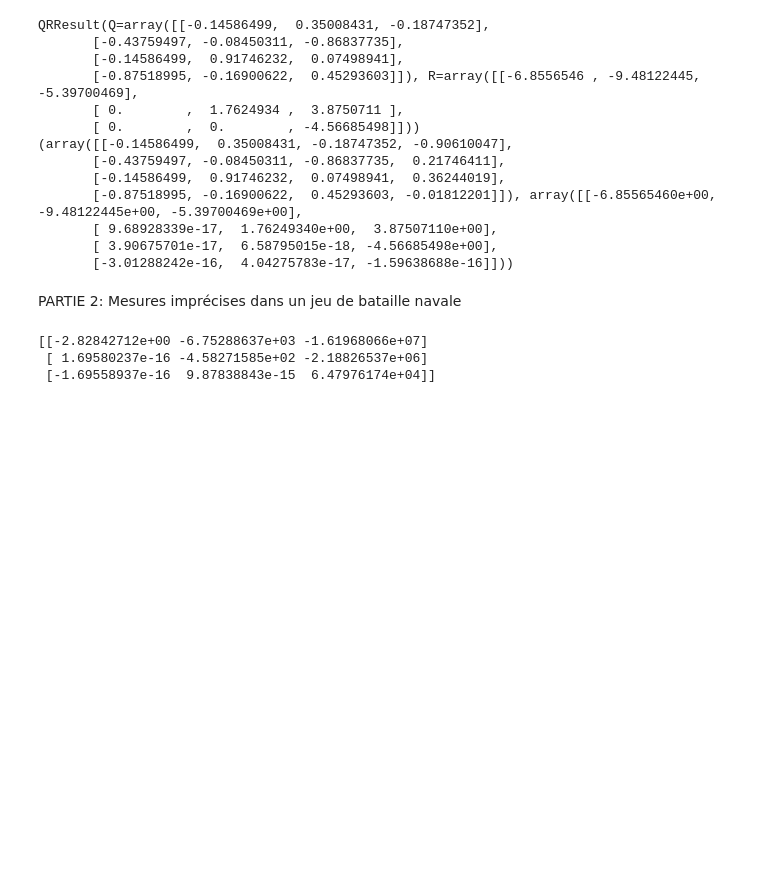
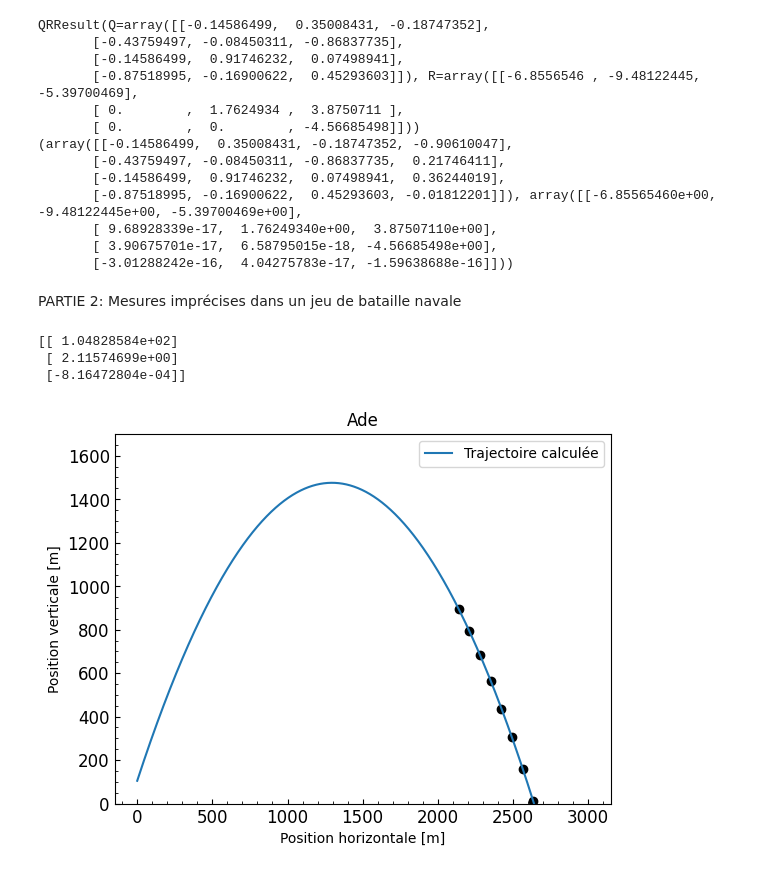
Before and after one commit to gamer39/Physique_numerique, a Jupyter notebook: Tp2/tp2.ipynb, the cells around one changed output. Cells and saved outputs as stored; diff of their text form; code cells hidden in the pictures; blank space fills up the shorter version.

```diff
--- a/Tp2/tp2.ipynb
+++ b/Tp2/tp2.ipynb
@@ -155,39 +156,82 @@ def householder_qr(A, réduite): #Matrice A
         return(Q,R)
     else:
         return(Q, R)
 
 #A = np.array([[1,2], [3, 2], [4, 1], [6,2]])
 #householder_qr(A, réduite=True)
 
 
 
 #b)
 #{} \ []
 
 path= os.path.abspath("bataille_navale_equipe06.csv")
 xdata = pd.read_csv(path, header=0).iloc[:, 0]
 
 
 x=np.zeros((8,3))
 
 for i in range(len(xdata)):
     x[i, 0] = 1
     x[i, 1] = xdata[i]
     x[i, 2] = xdata[i]**2
 
 Q, R = householder_qr(x, réduite=True)
 
-print(R)
+
+n = R.shape[0]
+for i in range(n):
+    for j in range(n):
+        if abs(R[i][j]) < 10e-10:
+            R[i][j] = 0
+
+
 
 QT=np.transpose(Q)
-#RESTE A FAIRE: POSER R*ALPHA=QT*Y,
-#R_22*ALPHA_2=QT*Y_2
 
 
-y = pd.read_csv(path, header=0).iloc[:, 1]
-y=y.to_numpy()
-y = np.expand_dims(y, axis=1)
+
+ydata = pd.read_csv(path, header=0).iloc[:, 1]
+ydata=ydata.to_numpy()
+ydata = np.expand_dims(ydata, axis=1)
+
+QTY=np.dot(QT, ydata)
+
+
+
+def solution_systeme(R, Y): #R est triangulaire supérieur, Y est la matrice dans la forme R*A=Y, le code itère pour trouver les valeurs de A solution
+    N = R.shape[0]
+    A = np.zeros((N, 1))
+
+    A[N-1] = Y[N-1] / R[N-1, N-1]
+    for i in range(N-2, -1, -1):
+        A[i] = (Y[i] - np.dot(R[i, i+1:], A[i+1:])) / R[i, i]
+
+    return A
+
+A = solution_systeme(R, QTY)
+print(A)
+
+
+#c)
+l=np.linspace(0, 3000, 10000)
+Y = A[0]+A[1]*l+A[2]*l**2
+
+
+plt.figure()
+plt.minorticks_on()
+plt.tick_params(axis="both",direction="in",labelsize='large',which='both',color='black')
+plt.title("Ade")
+plt.ylabel("Position verticale [m]")
+plt.xlabel("Position horizontale [m]")
+plt.plot(l, Y, label="Trajectoire calculée")
+plt.scatter(xdata, ydata, color= "black")
+plt.ylim(0, 1700)
+plt.legend()
+plt.plot()
+plt.show()
 # %% [output]
-[[-2.82842712e+00 -6.75288637e+03 -1.61968066e+07]
- [ 1.69580237e-16 -4.58271585e+02 -2.18826537e+06]
- [-1.69558937e-16  9.87838843e-15  6.47976174e+04]]
+[[ 1.04828584e+02]
+ [ 2.11574699e+00]
+ [-8.16472804e-04]]
+[figure, added]
```
Also changed, not shown: parts of 1 cell of this notebook.
